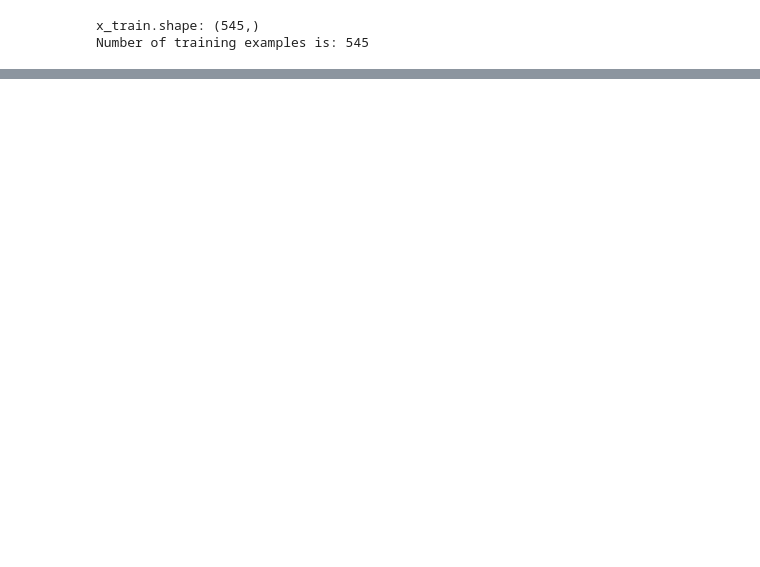
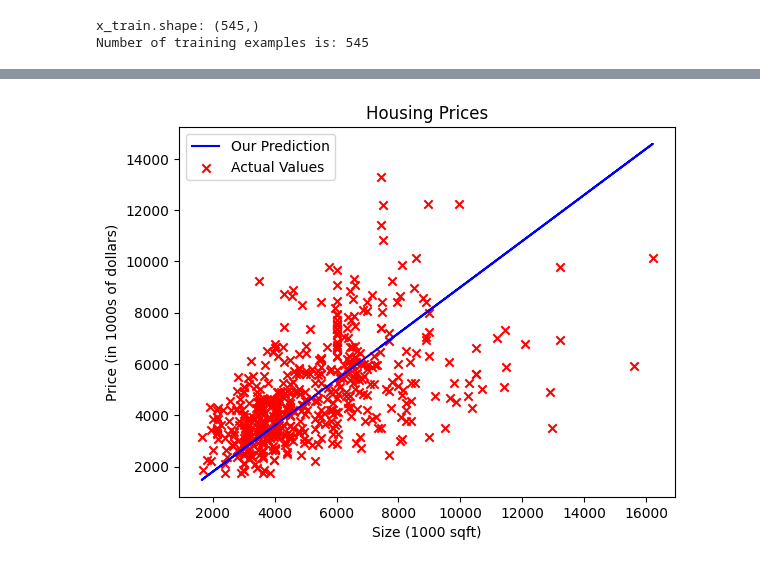
Before and after one commit to mellomaths/aiml, a Jupyter notebook: linear_regression.ipynb, the cells around one changed output, grey strips where cells are left out. Cells and saved outputs as stored; diff of their text form; code cells hidden in the pictures; blank space fills up the shorter version.

Commit message:
Add Cost Function implementation and descriptive texts

```diff
--- a/linear_regression.ipynb
+++ b/linear_regression.ipynb
@@ -126,0 +393,22 @@ As you can see, setting $w = 100$ and $b = 100$ does *not* result in a line that
+# %%
+# Minimal Cost
+final_w = 0.9
+final_b = 0
+f_wb = compute_model_output(x_train, final_w, final_b,)
+
+# Plot our model prediction with minimal cost
+plt.plot(x_train, f_wb, c='b',label='Our Prediction')
+
+# Plot the data points
+plt.scatter(x_train, y_train, marker='x', c='r',label='Actual Values')
+
+# Set the title
+plt.title("Housing Prices")
+# Set the y-axis label
+plt.ylabel('Price (in 1000s of dollars)')
+# Set the x-axis label
+plt.xlabel('Size (1000 sqft)')
+plt.legend()
+plt.show()
+# %% [output]
+[figure, added]
```
Also changed, not shown: parts of 28 cells of this notebook.
